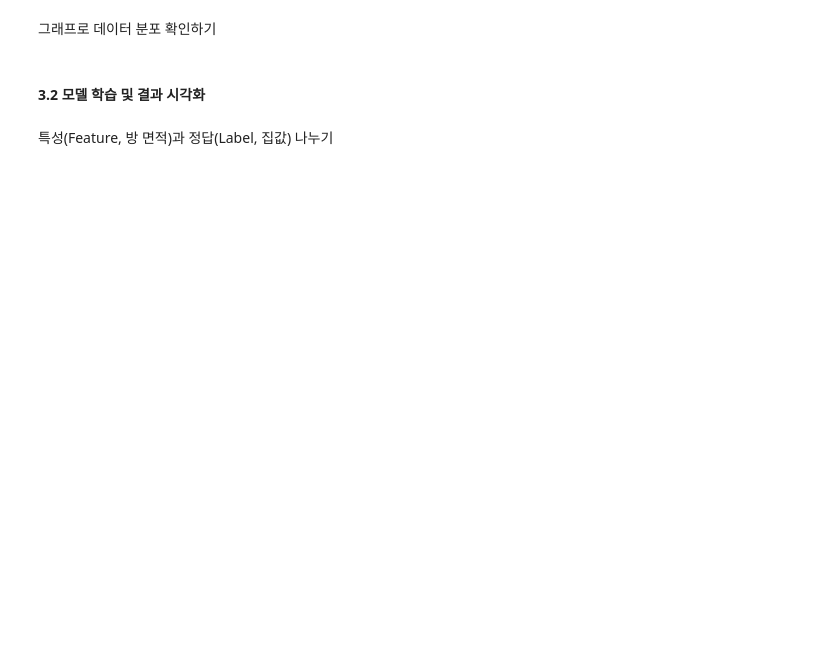
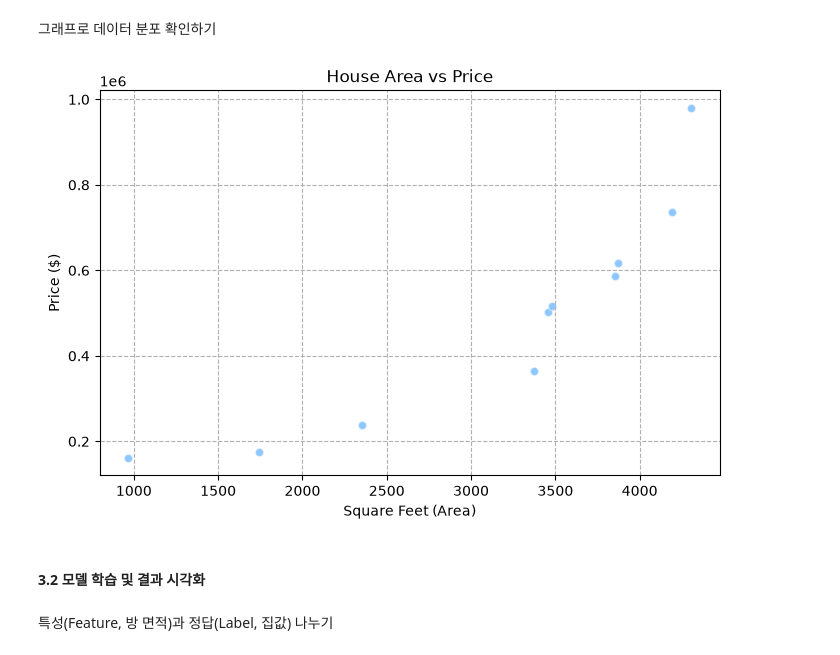
Before and after one commit to yonggyo1125/ax_study, a Jupyter notebook: 04_MACHINE_LEARNING/src/04_machine_learning/chapter02/01.ipynb, the cells around one changed output. Drawn from its saved outputs; the diff is of its cells as text; code cells hidden in the pictures; blank space fills up the shorter version.

```diff
--- a/04_MACHINE_LEARNING/src/04_machine_learning/chapter02/01.ipynb
+++ b/04_MACHINE_LEARNING/src/04_machine_learning/chapter02/01.ipynb
@@ -4,3 +4,9 @@
 #### 3.1 데이터 불러오기 및 확인
 # %% [markdown]
 USA 주택 데이터(CSV) 불러오기
+# %%
+import pandas as pd
+import matplotlib.pyplot as plt
+
+df = pd.read_csv('usa_housing.csv')
+df.head()
@@ -7,2 +20,6 @@ USA 주택 데이터(CSV) 불러오기
 # %% [markdown]
 데이터 전처리: 최근 데이터 + 범죄율이 낮은 데이터로 필터링
+# %%
+df = df[(df['YearBuilt'] > 2015) & (df['CrimeRate'] < 40)]
+
+df.head()
@@ -9,5 +33,15 @@ USA 주택 데이터(CSV) 불러오기
 # %% [markdown]
 그래프로 데이터 분포 확인하기
+# %%
+plt.figure(figsize=(8, 5))
+plt.scatter(df['SquareFeet'], df['Price'], color='dodgerblue', alpha=0.5, edgecolor='w')
+plt.title('House Area vs Price')
+plt.xlabel('Square Feet (Area)')
+plt.ylabel('Price ($)')
+plt.grid(True, linestyle='--')
+plt.show()
+# %% [output]
+[figure, added]
 # %% [markdown]
 #### 3.2 모델 학습 및 결과 시각화
 # %% [markdown]
```
Also changed, not shown: parts of 9 cells of this notebook, 2 other files.
